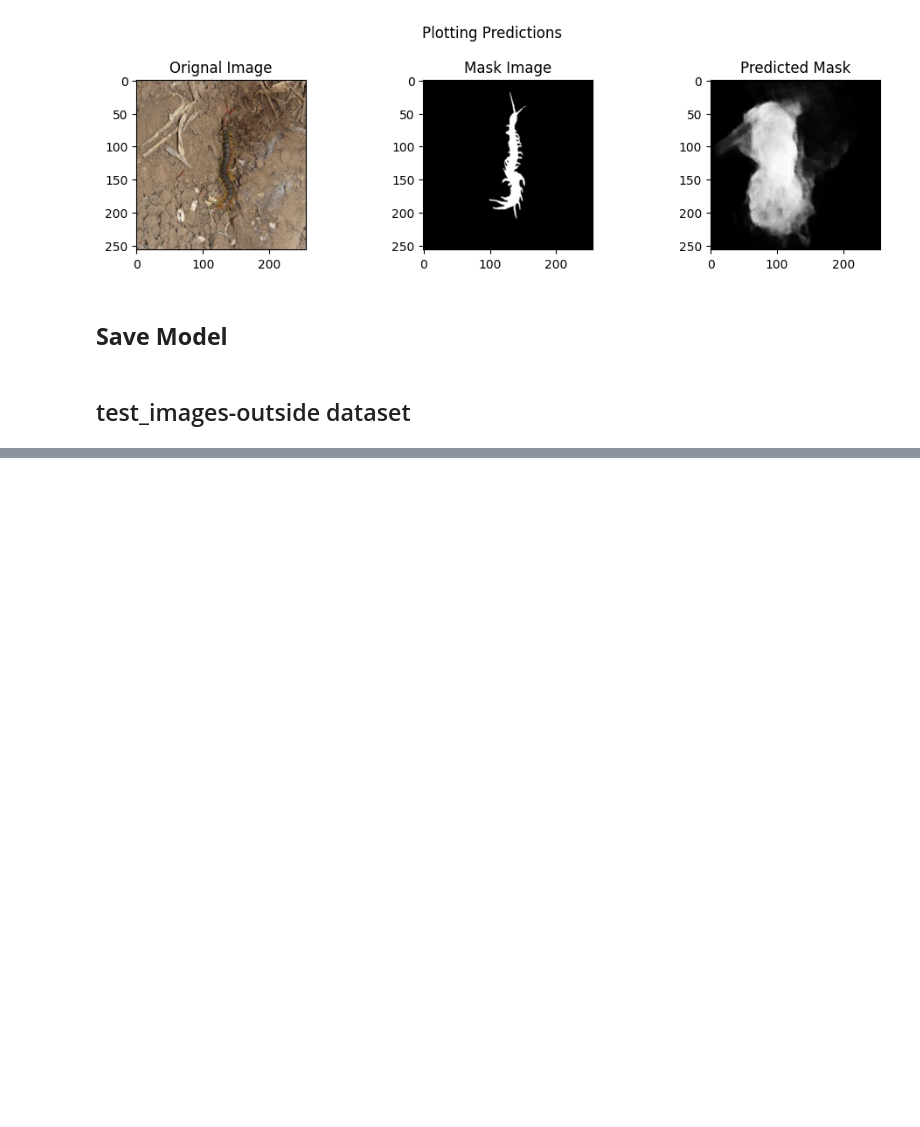
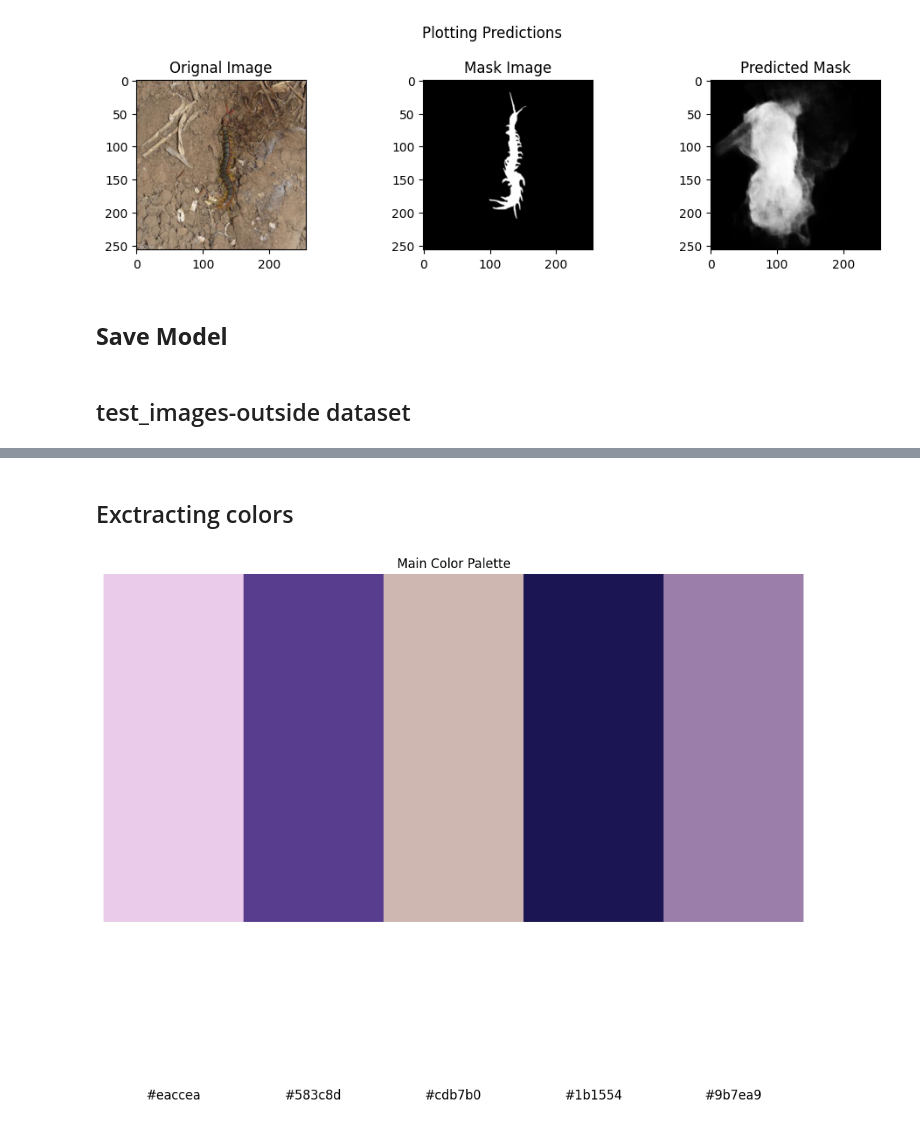
Before and after one commit to HodHod106/GP_Image_Recoloring, a Jupyter notebook: gp-imgae-recoloring.ipynb, the cells around one changed output, grey strips where cells are left out. Drawn from its saved outputs; the diff is of its cells as text; code cells hidden in the pictures; blank space fills up the shorter version.

Commit message:
GP_Imgae_Recoloring | Extendes COlor Palette

```diff
--- a/gp-imgae-recoloring.ipynb
+++ b/gp-imgae-recoloring.ipynb
@@ -542,0 +531,33 @@ for path in paths:
+# %% [markdown]
+## Exctracting colors
+# %%
+def plot_base_palette(image, n_colors=5):
+    # Convert image to RGB (matplotlib expects RGB format)
+    image_rgb = cv2.cvtColor(image, cv2.COLOR_BGR2RGB)
+
+    # Reshape image to a 2D array of pixels
+    pixels = image_rgb.reshape(-1, 3)
+
+    # Remove pixels where the mask is 0 (background)
+    mask = (pixels.sum(axis=1) != 0)
+    pixels = pixels[mask]
+
+    # Use KMeans clustering to find dominant colors
+    kmeans = KMeans(n_clusters=n_colors, random_state=0).fit(pixels)
+    colors = kmeans.cluster_centers_.astype(int)
+
+    # Plot the colors as a palette
+    plt.figure(figsize=(12, 6))
+    plt.title("Main Color Palette")
+    plt.imshow([colors], aspect='auto')
+    plt.axis('off')
+
+    # Display color codes
+    for i, color in enumerate(colors):
+        hex_color = f'#{color[0]:02x}{color[1]:02x}{color[2]:02x}'
+        plt.text(i, 1, hex_color, fontsize=12, color='black', ha='center', va='center')
+    plt.show()
+# %%
+plot_base_palette(focal_object)
+# %% [output]
+[figure, added]
```
Also changed, not shown: parts of 6 cells of this notebook.
